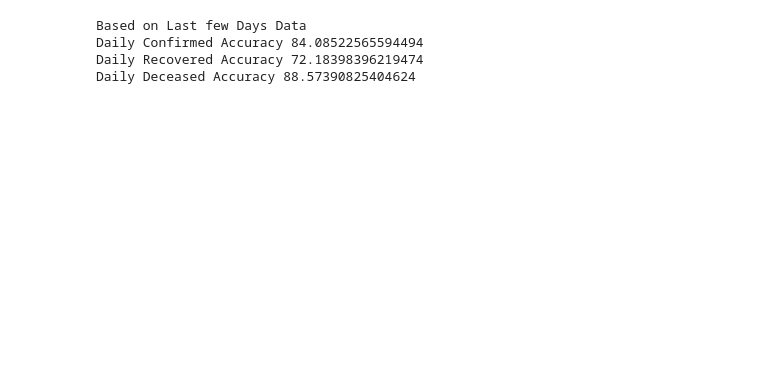
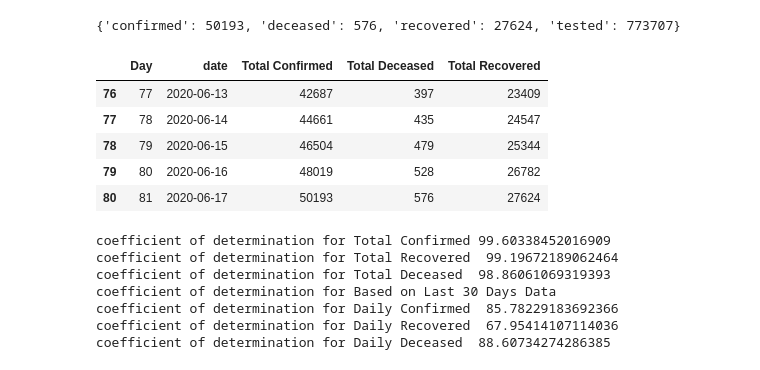
Before and after one commit to skbhere/COVID-19-Case-Forecasting, a Jupyter notebook: TN.ipynb, the cells around one changed output. Saved outputs shown, nothing was run; the diff lists cells and outputs as text; code cells hidden in the pictures; blank space fills up the shorter version.

```diff
--- a/TN.ipynb
+++ b/TN.ipynb
@@ -14,0 +8,12 @@ df.tail()
+# %%
+
+TN = df0['TN']
+TN =TN.to_dict()
+data = pd.DataFrame.from_dict(TN)
+data =  data.transpose()
+data = data['total']
+data = data.drop(data.index[:30])
+df2=pd.DataFrame(data)
+data['2020-06-17']
+# %% [output]
+{'confirmed': 50193, 'deceased': 576, 'recovered': 27624, 'tested': 773707}
@@ -21,2 +53,12 @@ df2=df.tail(ta)
+# %%
+
+df1.tail()
+# %% [output]
+|  | Day | date | Total Confirmed | Total Deceased | Total Recovered |
+| 76 | 77 | 2020-06-13 | 42687 | 397 | 23409 |
+| 77 | 78 | 2020-06-14 | 44661 | 435 | 24547 |
+| 78 | 79 | 2020-06-15 | 46504 | 479 | 25344 |
+| 79 | 80 | 2020-06-16 | 48019 | 528 | 26782 |
+| 80 | 81 | 2020-06-17 | 50193 | 576 | 27624 |
 # %%
 #Y1 = np.array(df1['Total Confirmed'])
@@ -32,19 +83,36 @@ Y6 =np.log(df2['Deceased'])
 Y6 = np.array(Y6)
 # %%
 from sklearn.linear_model import LinearRegression
-#X1=X1.reshape(-1, 1)
+X1=X1.reshape(-1, 1)
 X2=X2.reshape(-1, 1)
-
+Y1=Y1.reshape(-1, 1)
+Y2=Y2.reshape(-1, 1)
+Y3=Y3.reshape(-1, 1)
 Y4=Y4.reshape(-1, 1)
 Y5=Y5.reshape(-1, 1)
 Y6=Y6.reshape(-1, 1)
 
-#reg1 = LinearRegression().fit(X1, Y1)
-#reg2 = LinearRegression().fit(X1, Y2)
-#reg3 = LinearRegression().fit(X1, Y3)
+reg1 = LinearRegression().fit(X1, Y1)
+reg2 = LinearRegression().fit(X1, Y2)
+reg3 = LinearRegression().fit(X1, Y3)
 reg4 = LinearRegression().fit(X2, Y4)
 reg5 = LinearRegression().fit(X2, Y5)
 reg6 = LinearRegression().fit(X2, Y6)
+
+logb1 = reg1.coef_
+loga1 = reg1.intercept_
+a1 = np.exp(loga1)
+b1 = np.exp(logb1)
+
+logb2 = reg2.coef_
+loga2 = reg2.intercept_
+a2 = np.exp(loga2)
+b2 = np.exp(logb2)
+
+logb3 = reg3.coef_
+loga3 = reg3.intercept_
+a3 = np.exp(loga3)
+b3 = np.exp(logb3)
 
 logb4 = reg4.coef_
 loga4 = reg4.intercept_
@@ -63,13 +131,19 @@ b6 = np.exp(logb6)
 
 #print("Based on Last 20 Days Data")
 #print ("Total Confirmed Accuracy", reg1.score(X1, Y1)*100)
-print("Based on Last few Days Data")
-print ("Daily Confirmed Accuracy", reg4.score(X2, Y4)*100)
-print ("Daily Recovered Accuracy", reg5.score(X2, Y5)*100)
-print ("Daily Deceased Accuracy", reg6.score(X2, Y6)*100)
+print ("coefficient of determination for Total Confirmed", reg1.score(X1, Y1)*100)
+print ("coefficient of determination for Total Recovered ", reg2.score(X1, Y2)*100)
+print ("coefficient of determination for Total Deceased ", reg3.score(X1, Y3)*100)
+print("coefficient of determination for Based on Last 30 Days Data")
+print ("coefficient of determination for Daily Confirmed ", reg4.score(X2, Y4)*100)
+print ("coefficient of determination for Daily Recovered ", reg5.score(X2, Y5)*100)
+print ("coefficient of determination for Daily Deceased ", reg6.score(X2, Y6)*100)
 # %% [output]
-Based on Last few Days Data
-Daily Confirmed Accuracy 84.08522565594494
-Daily Recovered Accuracy 72.18398396219474
-Daily Deceased Accuracy 88.57390825404624
+coefficient of determination for Total Confirmed 99.60338452016909
+coefficient of determination for Total Recovered  99.19672189062464
+coefficient of determination for Total Deceased  98.86061069319393
+coefficient of determination for Based on Last 30 Days Data
+coefficient of determination for Daily Confirmed  85.78229183692366
+coefficient of determination for Daily Recovered  67.95414107114036
+coefficient of determination for Daily Deceased  88.60734274286385
 # %%
```
Also changed, not shown: parts of 13 cells of this notebook, 4 other files.
